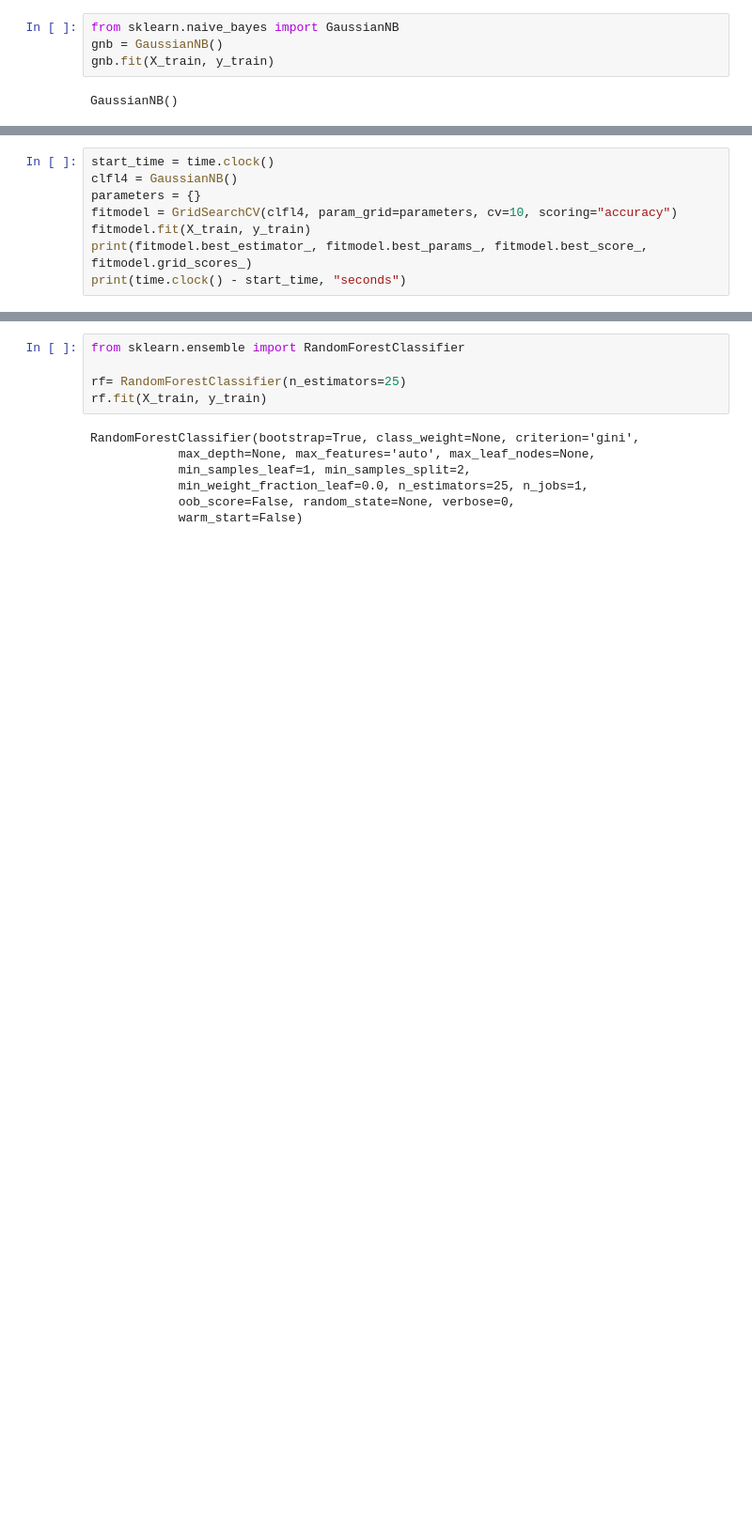
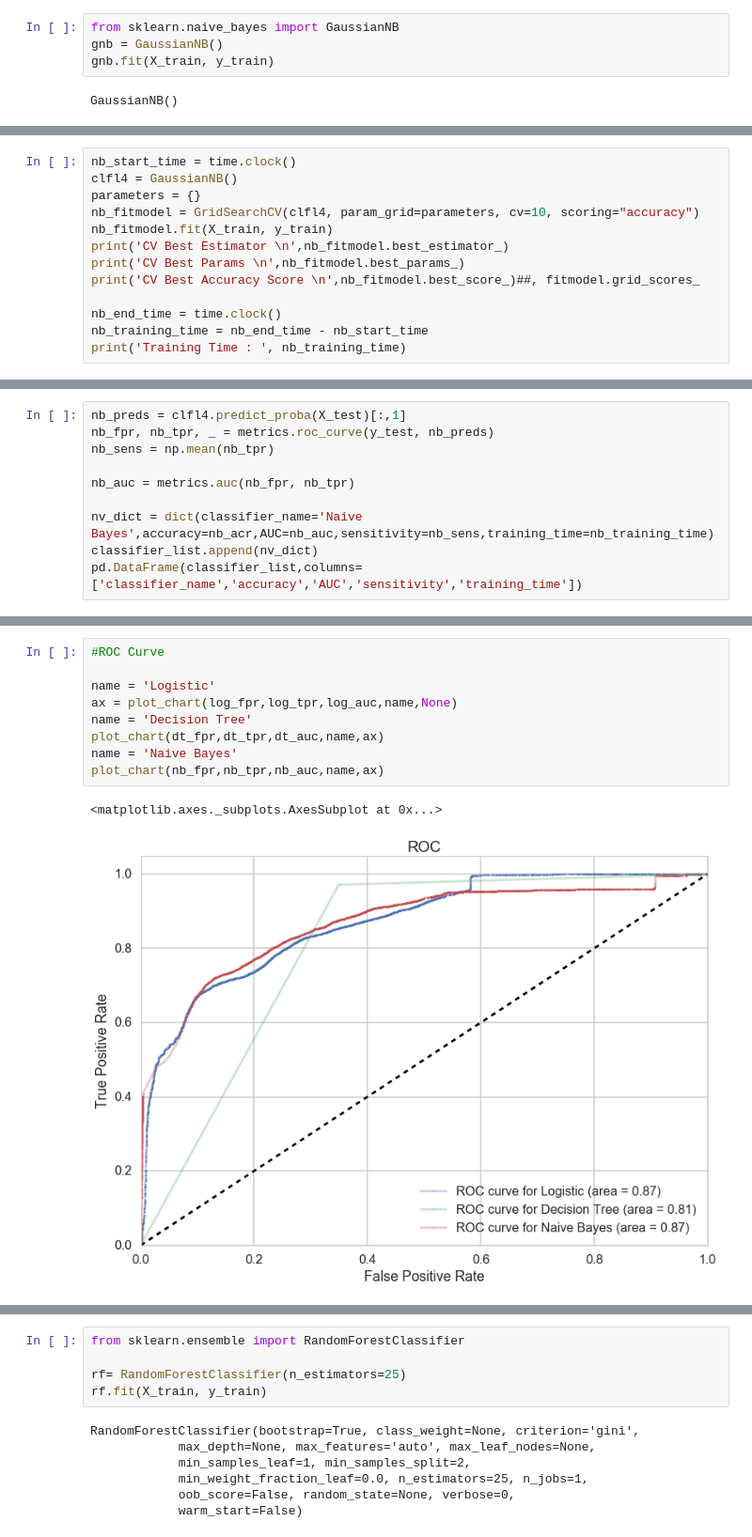
Before and after one commit to ajaykliyara/cs81_presentation, a Jupyter notebook: Network Intrusion Classification .ipynb, the cells around one changed output, grey strips where cells are left out. Shown at 94% size. Cells and saved outputs as stored; diff of their text form; blank space fills up the shorter version.

```diff
--- a/Network Intrusion Classification .ipynb
+++ b/Network Intrusion Classification .ipynb
@@ -266,9 +400,14 @@ sum(gnb.predict(X_test)==y_test)/y_test.shape[0]
 # %%
-start_time = time.clock()
+nb_start_time = time.clock()
 clfl4 = GaussianNB()
 parameters = {}
-fitmodel = GridSearchCV(clfl4, param_grid=parameters, cv=10, scoring="accuracy")
-fitmodel.fit(X_train, y_train)
-print(fitmodel.best_estimator_, fitmodel.best_params_, fitmodel.best_score_, fitmodel.grid_scores_)
-print(time.clock() - start_time, "seconds")
+nb_fitmodel = GridSearchCV(clfl4, param_grid=parameters, cv=10, scoring="accuracy")
+nb_fitmodel.fit(X_train, y_train)
+print('CV Best Estimator \n',nb_fitmodel.best_estimator_)
+print('CV Best Params \n',nb_fitmodel.best_params_)
+print('CV Best Accuracy Score \n',nb_fitmodel.best_score_)##, fitmodel.grid_scores_
+
+nb_end_time = time.clock()
+nb_training_time = nb_end_time - nb_start_time
+print('Training Time : ', nb_training_time)
 # %% [output]
@@ -286,0 +429,10 @@ print(time.clock() - start_time, "seconds")
+# %%
+nb_preds = clfl4.predict_proba(X_test)[:,1]
+nb_fpr, nb_tpr, _ = metrics.roc_curve(y_test, nb_preds)
+nb_sens = np.mean(nb_tpr)
+
+nb_auc = metrics.auc(nb_fpr, nb_tpr)
+
+nv_dict = dict(classifier_name='Naive Bayes',accuracy=nb_acr,AUC=nb_auc,sensitivity=nb_sens,training_time=nb_training_time)
+classifier_list.append(nv_dict)
+pd.DataFrame(classifier_list,columns=['classifier_name','accuracy','AUC','sensitivity','training_time'])
@@ -287 +445,13 @@ print(time.clock() - start_time, "seconds")
+# %%
+#ROC Curve
+
+name = 'Logistic'
+ax = plot_chart(log_fpr,log_tpr,log_auc,name,None)
+name = 'Decision Tree'
+plot_chart(dt_fpr,dt_tpr,dt_auc,name,ax)
+name = 'Naive Bayes'
+plot_chart(nb_fpr,nb_tpr,nb_auc,name,ax)
+# %% [output]
+<matplotlib.axes._subplots.AxesSubplot at 0x...>
+[figure, added]
 # %% [markdown]
```
Also changed, not shown: parts of 60 cells of this notebook, 2 other files.
